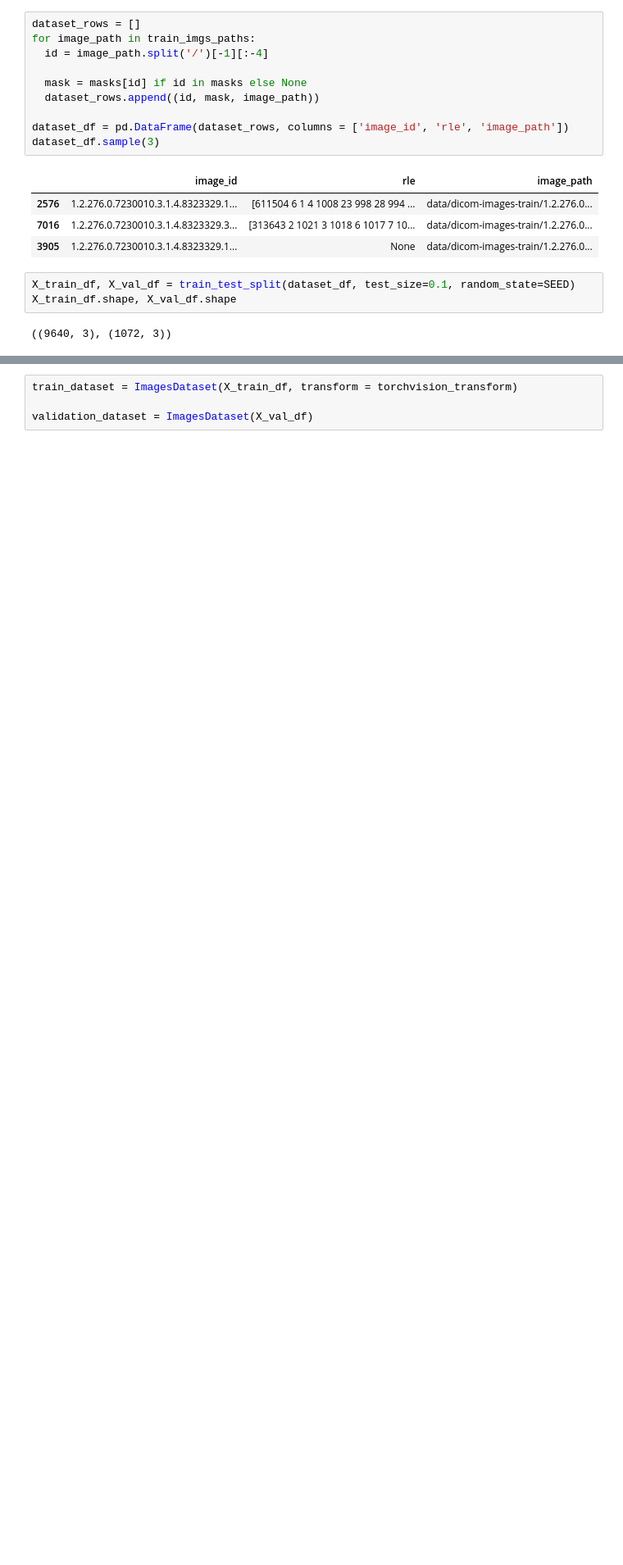
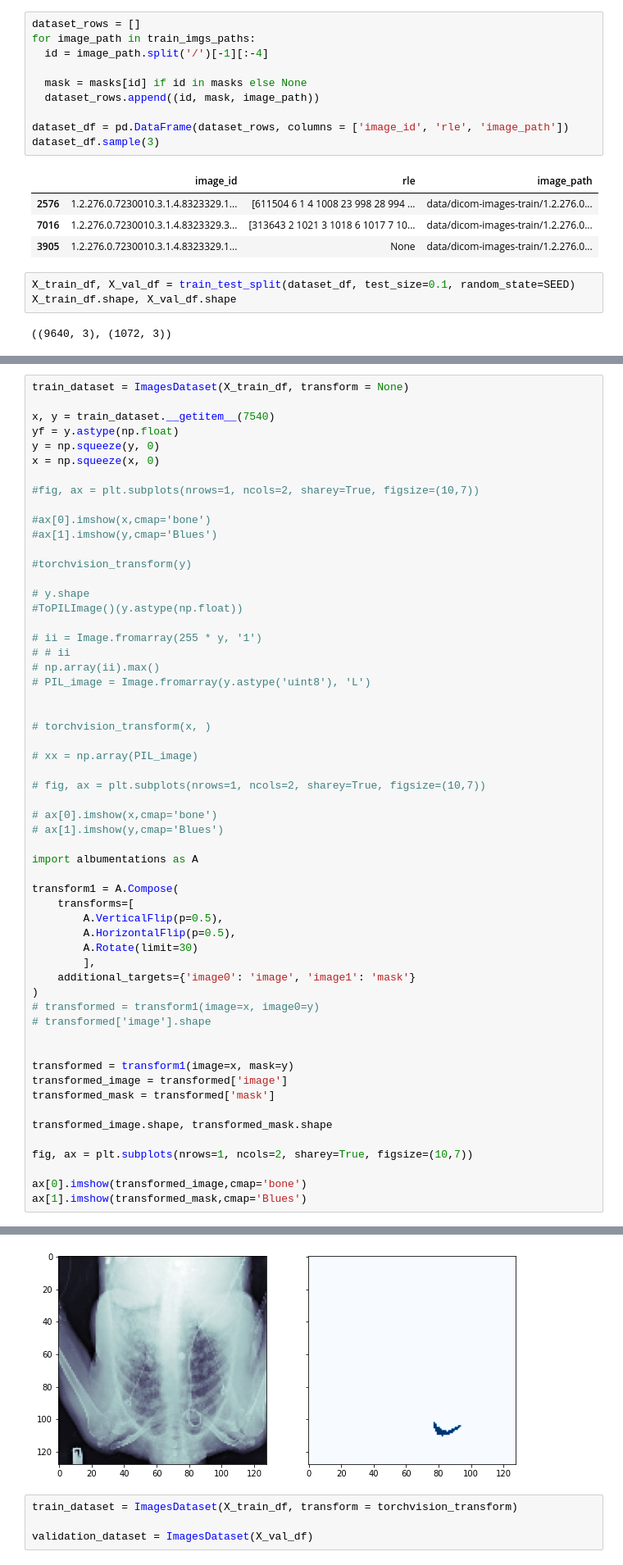
Before and after one commit to gabibu/aiforhealthcare, a Jupyter notebook: advanced_models_colab_2.ipynb, the cells around one changed output, grey strips where cells are left out. Shown at 82% size. Saved outputs shown, nothing was run; the diff lists cells and outputs as text; blank space fills up the shorter version.

```diff
--- a/advanced_models_colab_2.ipynb
+++ b/advanced_models_colab_2.ipynb
@@ -247,3 +261,61 @@ torchvision_transform = transforms.Compose([
     RandomVerticalFlip(0.5),
     RandomRotation(0.3)
 ])
+# %%
+train_dataset = ImagesDataset(X_train_df, transform = None)
+
+x, y = train_dataset.__getitem__(7540)
+yf = y.astype(np.float)
+y = np.squeeze(y, 0)
+x = np.squeeze(x, 0)
+
+#fig, ax = plt.subplots(nrows=1, ncols=2, sharey=True, figsize=(10,7))
+
+#ax[0].imshow(x,cmap='bone')
+#ax[1].imshow(y,cmap='Blues')
+
+#torchvision_transform(y)
+
+# y.shape
+#ToPILImage()(y.astype(np.float))
+
+# ii = Image.fromarray(255 * y, '1')
+# # ii
+# np.array(ii).max()
+# PIL_image = Image.fromarray(y.astype('uint8'), 'L')
+
+
+# torchvision_transform(x, )
+
+# xx = np.array(PIL_image)
+
+# fig, ax = plt.subplots(nrows=1, ncols=2, sharey=True, figsize=(10,7))
+
+# ax[0].imshow(x,cmap='bone')
+# ax[1].imshow(y,cmap='Blues')
+
+import albumentations as A
+
+transform1 = A.Compose(
+    transforms=[
+        A.VerticalFlip(p=0.5),
+        A.HorizontalFlip(p=0.5),
+        A.Rotate(limit=30)
+        ],
+    additional_targets={'image0': 'image', 'image1': 'mask'}
+)
+# transformed = transform1(image=x, image0=y)
+# transformed['image'].shape
+
+
+transformed = transform1(image=x, mask=y)
+transformed_image = transformed['image']
+transformed_mask = transformed['mask']
+
+transformed_image.shape, transformed_mask.shape
+
+fig, ax = plt.subplots(nrows=1, ncols=2, sharey=True, figsize=(10,7))
+
+ax[0].imshow(transformed_image,cmap='bone')
+ax[1].imshow(transformed_mask,cmap='Blues')
+# %% [output]
@@ -250,3 +325,4 @@ torchvision_transform = transforms.Compose([
+[figure, added]
 # %%
 train_dataset = ImagesDataset(X_train_df, transform = torchvision_transform)
 
```
Also changed, not shown: parts of 6 cells of this notebook.
